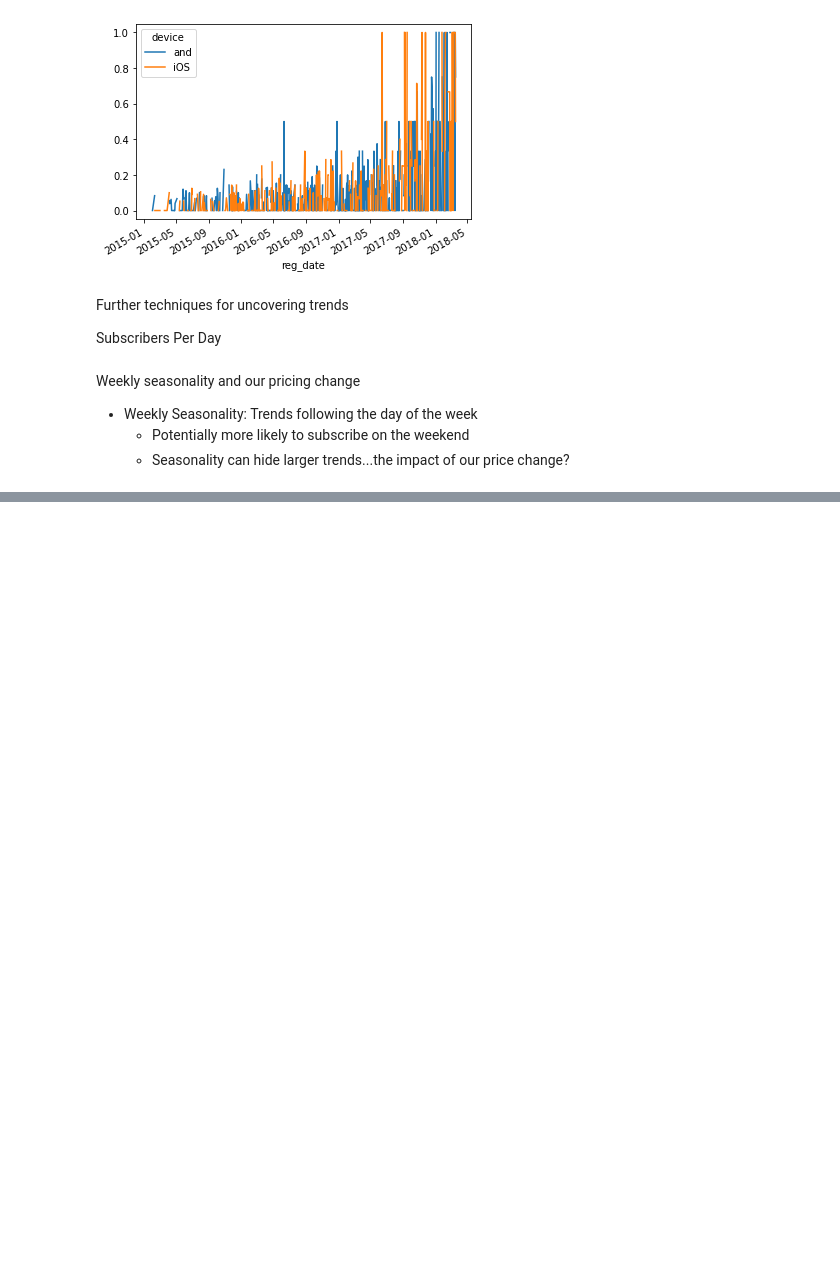
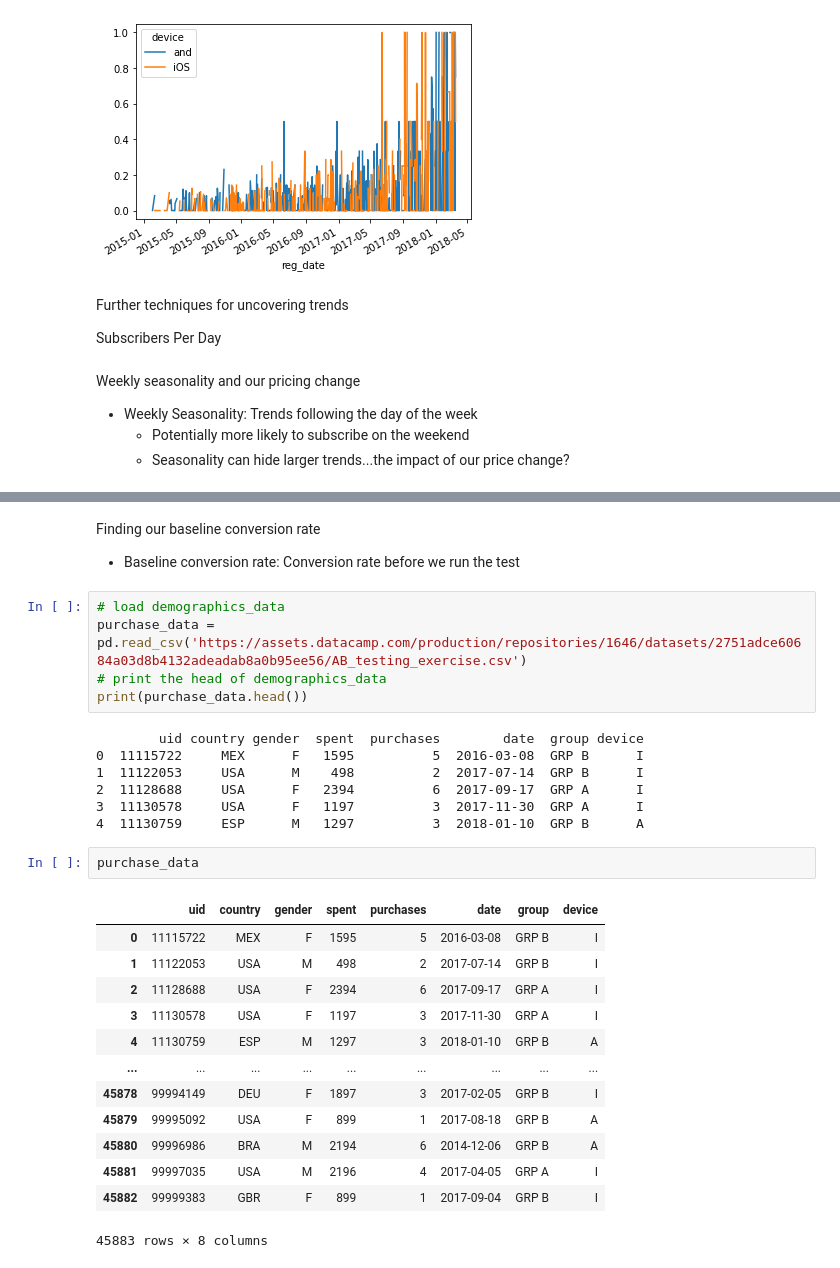
Before and after one commit to randy-tsukemen/Data_science_roadmap, a Jupyter notebook: Customer_Analytics_and_A_B_Testing.ipynb, the cells around one changed output, grey strips where cells are left out. Drawn from its saved outputs; the diff is of its cells as text; blank space fills up the shorter version.

```diff
--- a/Customer_Analytics_and_A_B_Testing.ipynb
+++ b/Customer_Analytics_and_A_B_Testing.ipynb
@@ -416,0 +722,31 @@ impact of our price change?
+# %% [markdown]
+Finding our baseline conversion rate
+- Baseline conversion rate: Conversion rate before we run the test
+# %%
+# load demographics_data
+purchase_data = pd.read_csv('https://assets.datacamp.com/production/repositories/1646/datasets/2751adce60684a03d8b4132adeadab8a0b95ee56/AB_testing_exercise.csv')
+# print the head of demographics_data
+print(purchase_data.head())
+# %% [output]
+        uid country gender  spent  purchases        date  group device
+0  11115722     MEX      F   1595          5  2016-03-08  GRP B      I
+1  11122053     USA      M    498          2  2017-07-14  GRP B      I
+2  11128688     USA      F   2394          6  2017-09-17  GRP A      I
+3  11130578     USA      F   1197          3  2017-11-30  GRP A      I
+4  11130759     ESP      M   1297          3  2018-01-10  GRP B      A
+# %%
+purchase_data
+# %% [output]
+|  | uid | country | gender | spent | purchases | date | group | device |
+| 0 | 11115722 | MEX | F | 1595 | 5 | 2016-03-08 | GRP B | I |
+| 1 | 11122053 | USA | M | 498 | 2 | 2017-07-14 | GRP B | I |
+| 2 | 11128688 | USA | F | 2394 | 6 | 2017-09-17 | GRP A | I |
+| 3 | 11130578 | USA | F | 1197 | 3 | 2017-11-30 | GRP A | I |
+| 4 | 11130759 | ESP | M | 1297 | 3 | 2018-01-10 | GRP B | A |
+| ... | ... | ... | ... | ... | ... | ... | ... | ... |
+| 45878 | 99994149 | DEU | F | 1897 | 3 | 2017-02-05 | GRP B | I |
+| 45879 | 99995092 | USA | F | 899 | 1 | 2017-08-18 | GRP B | A |
+| 45880 | 99996986 | BRA | M | 2194 | 6 | 2014-12-06 | GRP B | A |
+| 45881 | 99997035 | USA | M | 2196 | 4 | 2017-04-05 | GRP A | I |
+| 45882 | 99999383 | GBR | F | 899 | 1 | 2017-09-04 | GRP B | I |
+45883 rows × 8 columns
```
Also changed, not shown: parts of 71 cells of this notebook.
